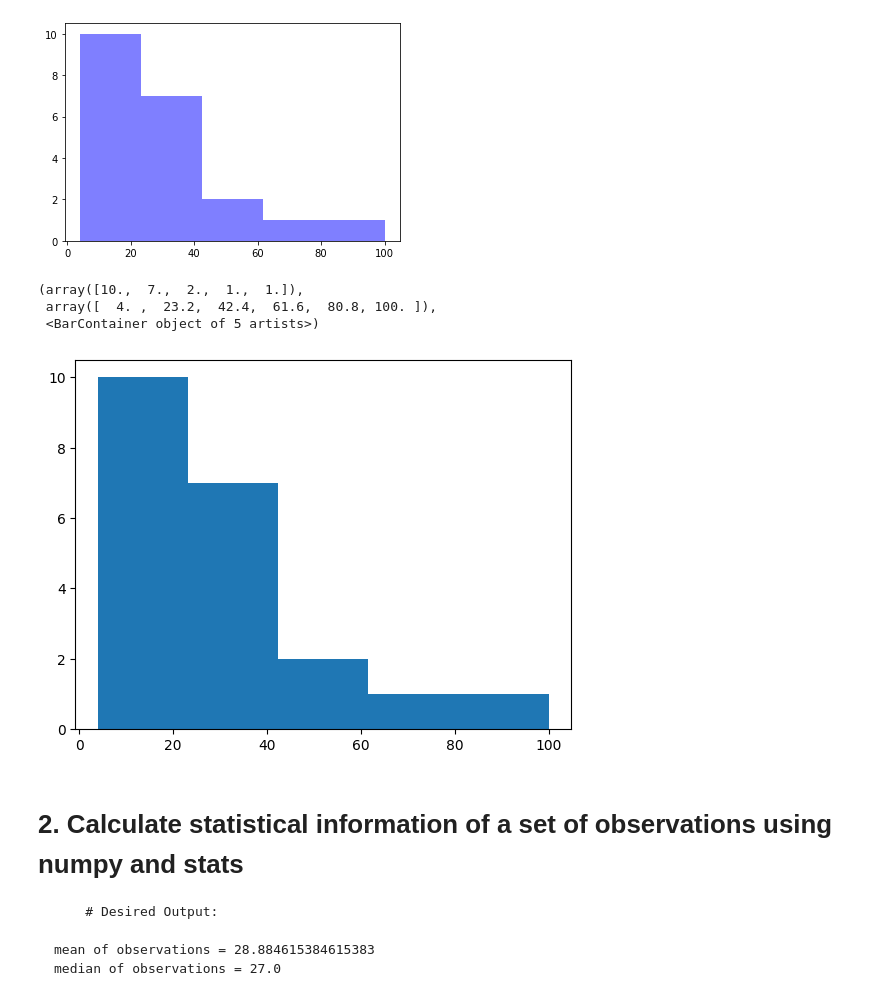
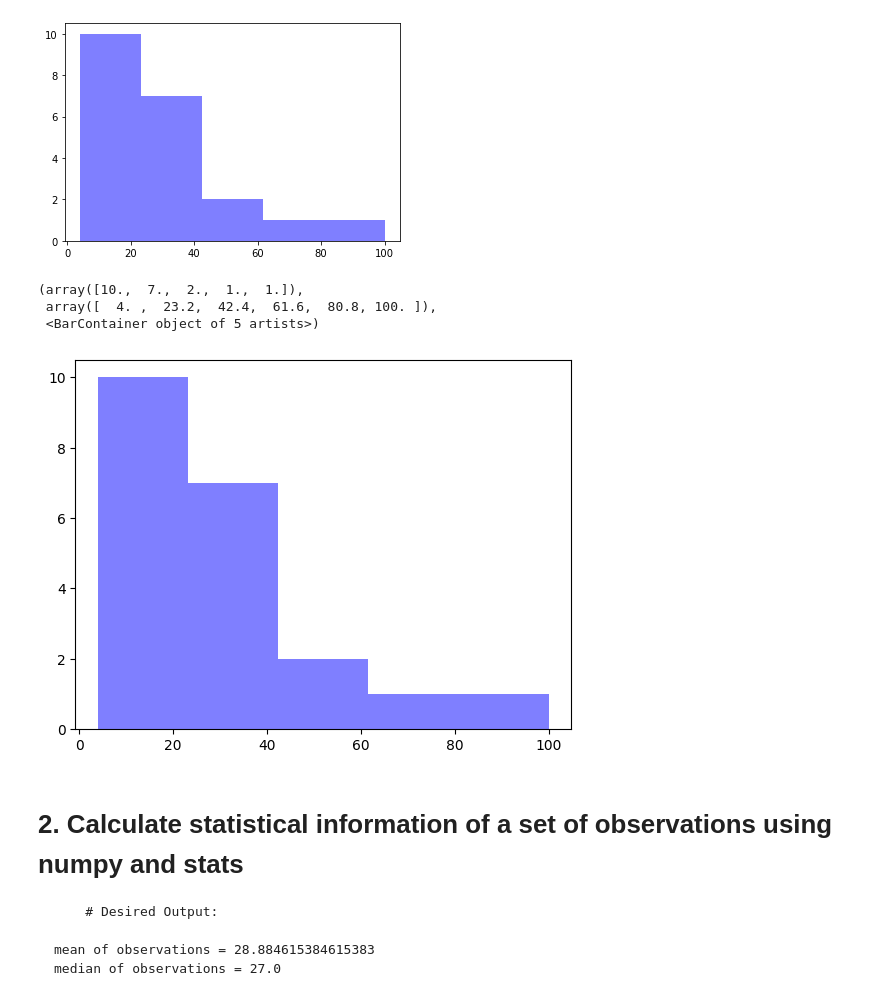
Before and after one commit to CDan07/IOD, a Jupyter notebook: Labs/Module 1/IOD_Lab-1.1.4 Statistics - part 2.ipynb, the cells around one changed output. Cells and saved outputs as stored; diff of their text form; code cells hidden in the pictures.

````diff
--- a/Labs/Module 1/IOD_Lab-1.1.4 Statistics - part 2.ipynb
+++ b/Labs/Module 1/IOD_Lab-1.1.4 Statistics - part 2.ipynb
@@ -31,14 +31,13 @@ x = [21,22,23,4,5,6,77,8,9,10,31,32,33,34,35,36,37,18,49,50,100]
 num_bins = 5
 # %%
 # ANSWER
-import numpy as np
-import matplotlib.pyplot as plt
-plt.hist(x,num_bins)
+
+plt.hist(x,num_bins,color="blue", alpha=0.5)
 # %% [output]
 (array([10.,  7.,  2.,  1.,  1.]),
  array([  4. ,  23.2,  42.4,  61.6,  80.8, 100. ]),
  <BarContainer object of 5 artists>)
-[figure, old version]
+[figure, new version]
 # %% [markdown]
 # 2. Calculate statistical information of a set of observations using numpy and stats
 ```
````
Also changed, not shown: parts of 7 cells of this notebook.
